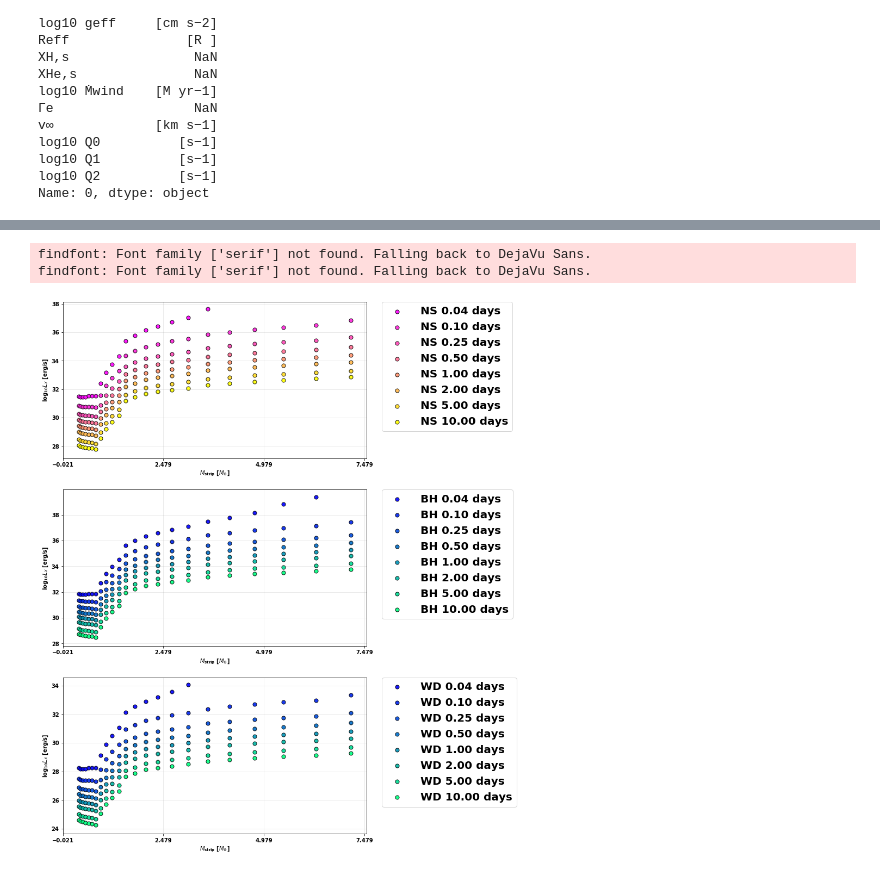
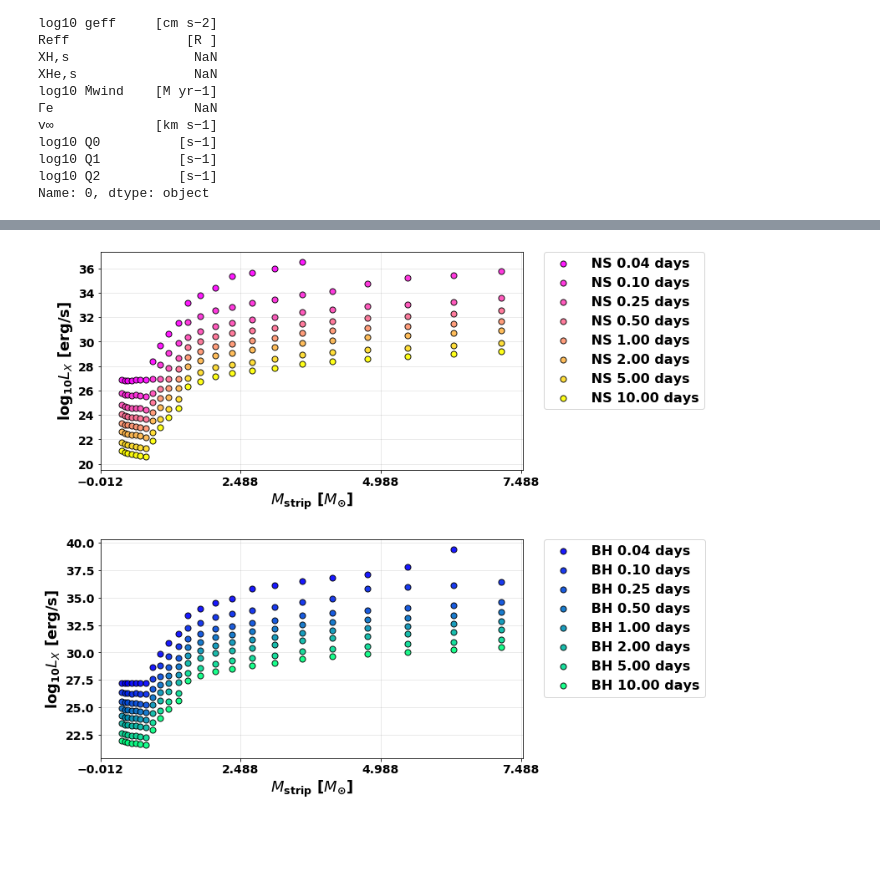
Before and after one commit to AstroLudwig/ChandraXrayBinaries, a Jupyter notebook: XrayLuminosity.ipynb, the cells around one changed output, grey strips where cells are left out. Drawn from its saved outputs; the diff is of its cells as text; code cells hidden in the pictures; blank space fills up the shorter version.

```diff
--- a/XrayLuminosity.ipynb
+++ b/XrayLuminosity.ipynb
@@ -36,7 +36,7 @@ file = "https://arxiv.org/pdf/1802.03018.pdf"
 table = tabula.read_pdf(file, pages="22", multiple_tables=False, silent=True)
 
 # Clean Up the Table, Store units in case I need it later.
-df = table[0]
+df = table
 units = df.iloc[0]
 df = df.drop([0])
 df = df.drop(["Group"], axis=1)
@@ -363,5 +388,5 @@ periods = [1 / 24, 2.5 / 24, 6 / 24, 12 / 24, 1, 2, 5, 10]
 # %%
-fig, (ax, bx, cx) = plt.subplots(3, 1, figsize=(10, 18))
+fig, axes = plt.subplots(2, 1, figsize=(12, 10))
 
 cmap_ns = cm.get_cmap("spring", len(periods))
 
@@ -370,54 +395,48 @@ cmap_bh = cm.get_cmap("winter", len(periods))
 for i, period in enumerate(periods):
 
     color_ns = colors.rgb2hex(cmap_ns(i)[:3])
 
     color_bh = colors.rgb2hex(cmap_bh(i)[:3])
 
-    m, ns_l, bh_l, wd_l = vary_period(period)
+    Xray = xray(df,period)
 
-    ax.scatter(
-        m,
-        ns_l,
+   # m, ns_l, bh_l = vary_period(period)
+
+    axes[0].scatter(
+        Xray.M_stripped / const.M_sun,
+        np.log10(Xray.neutron_star_luminosity.value),
         s=50,
         alpha=0.9,
         label=f" NS {period:0.2f} days",
         c=color_ns,
         edgecolor="black",
     )
 
-    bx.scatter(
-        m,
-        bh_l,
+    axes[1].scatter(
+        Xray.M_stripped / const.M_sun,
+        np.log10(Xray.black_hole_luminosity.value),
         s=50,
         alpha=0.9,
         label=f" BH {period:0.2f} days",
         c=color_bh,
         edgecolor="black",
     )
 
-    cx.scatter(
-        m,
-        wd_l,
-        s=50,
-        alpha=0.9,
-        label=f" WD {period:0.2f} days",
-        c=color_bh,
-        edgecolor="black",
-    )
 
-for axis in [ax,bx,cx]:
-    axis.set_xlabel("$M_{\\mathrm{strip}}$ [$M_{\\odot}$]")
-    axis.set_ylabel("$\\log_{10} L_X$ [erg/s]")
+
+for axis in axes:
+    axis.set_xlabel("$M_{\\mathrm{strip}}$ [$M_{\\odot}$]",fontsize=18)
+    axis.set_ylabel("$\\log_{10} L_X$ [erg/s]",fontsize=18)
     start, end = axis.get_xlim()
     stepsize = 2.5
     axis.xaxis.set_ticks(np.arange(start, end, stepsize))
     axis.grid(c="gray", alpha=0.2)
-    axis.legend(bbox_to_anchor=(1.05, 1), loc="upper left", borderaxespad=0.0, fontsize=20)
+    axis.legend(bbox_to_anchor=(1.05, 1), loc="upper left", borderaxespad=0.0, fontsize=16)
 
+    axis.tick_params(axis='both', which='major', labelsize=14)
+    axis.tick_params(axis='both', which='minor', labelsize=12)
 
-
+plt.tight_layout()
 plt.savefig("period.png")
 # %% [output]
-findfont: Font family ['serif'] not found. Falling back to DejaVu Sans.
-findfont: Font family ['serif'] not found. Falling back to DejaVu Sans.
-[figure, old version]
+[figure, new version]
```
Also changed, not shown: parts of 9 cells of this notebook, 2 other files.
